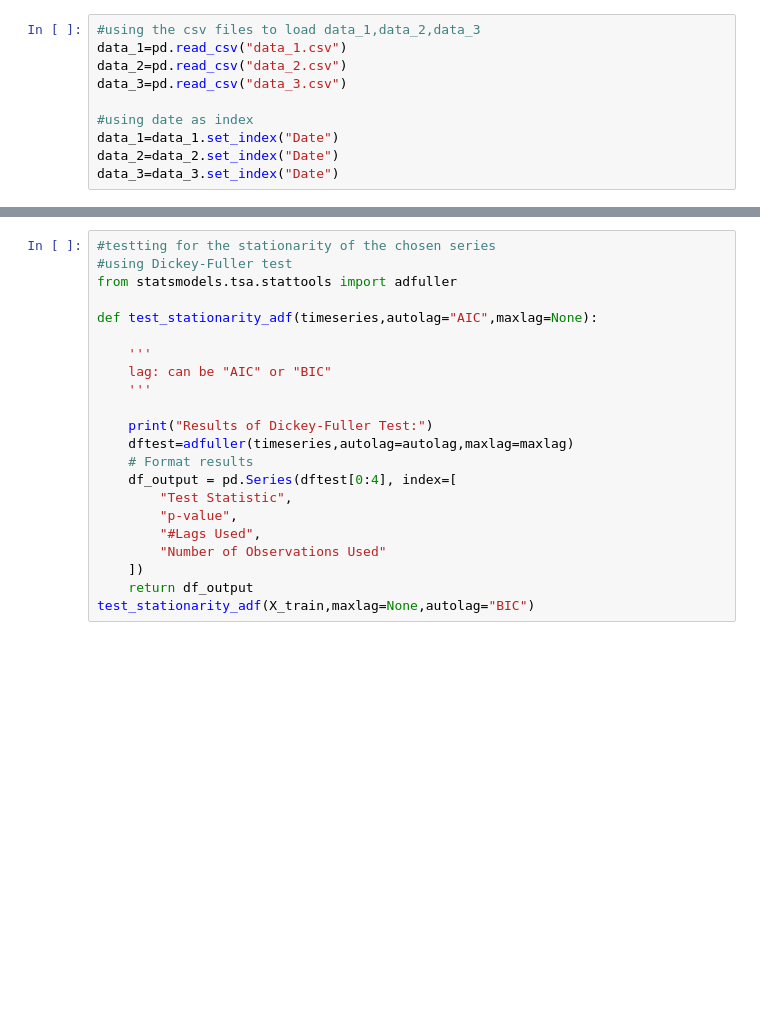
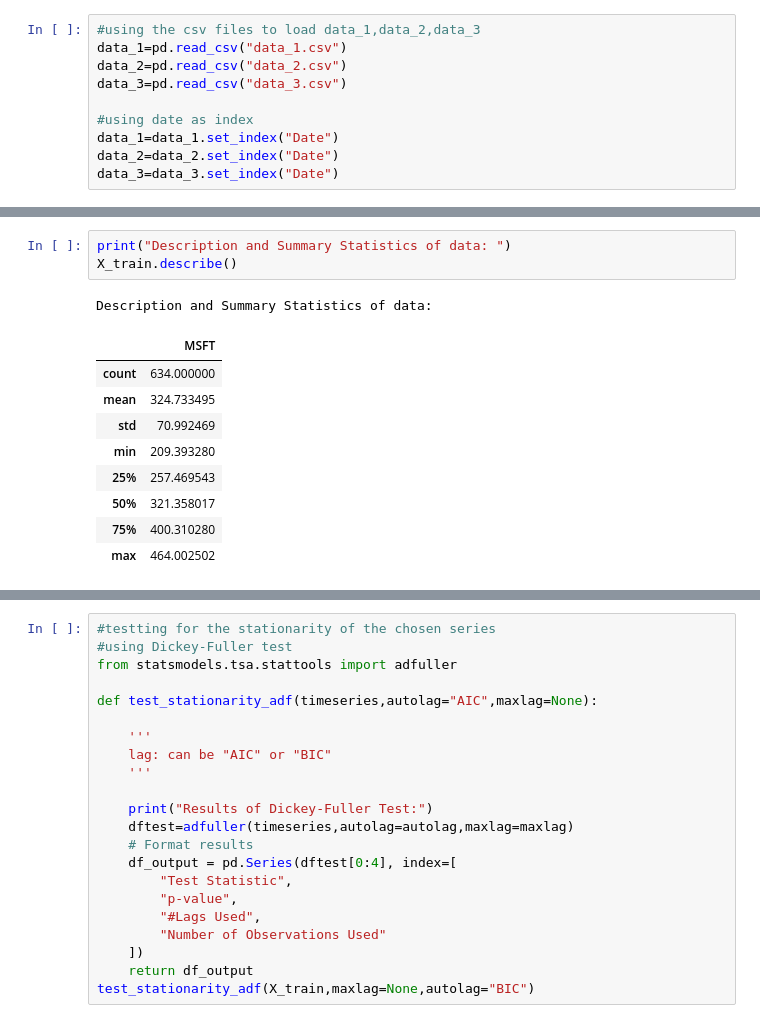
Before and after one commit to 035skt/ECO723, a Jupyter notebook: Analysis_12.ipynb, the cells around one changed output, grey strips where cells are left out. Drawn from its saved outputs; the diff is of its cells as text; blank space fills up the shorter version.

```diff
--- a/Analysis_12.ipynb
+++ b/Analysis_12.ipynb
@@ -31,3 +34,17 @@ X_test=X_test.iloc[:50]
 print(X_train.shape,X_test.shape)
 # %% [output]
 (634, 1) (50, 1)
+# %%
+print("Description and Summary Statistics of data: ")
+X_train.describe()
+# %% [output]
+Description and Summary Statistics of data:
+|  | MSFT |
+| count | 634.000000 |
+| mean | 324.733495 |
+| std | 70.992469 |
+| min | 209.393280 |
+| 25% | 257.469543 |
+| 50% | 321.358017 |
+| 75% | 400.310280 |
+| max | 464.002502 |
```
Also changed, not shown: parts of 8 cells of this notebook, 4 other files.
